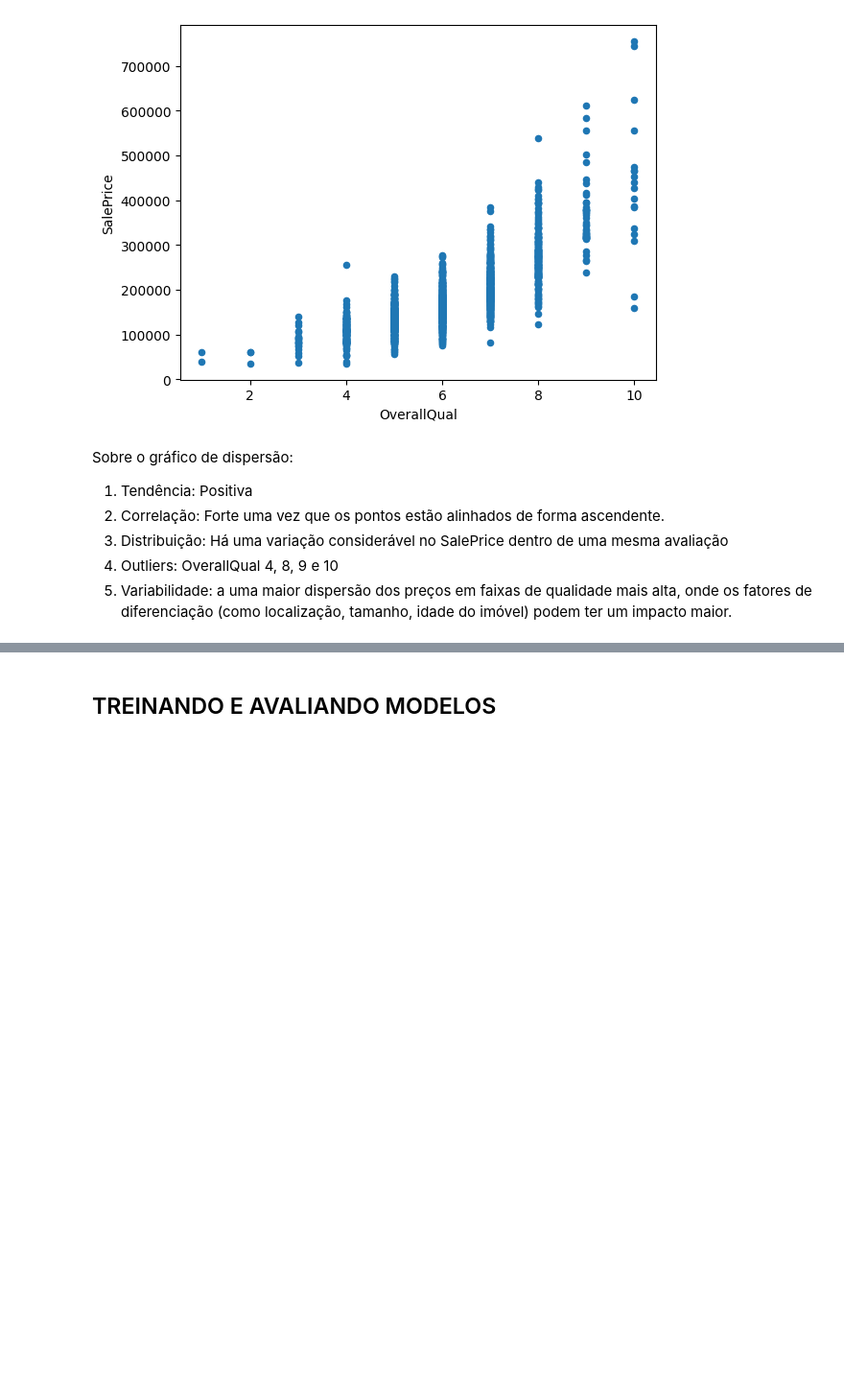
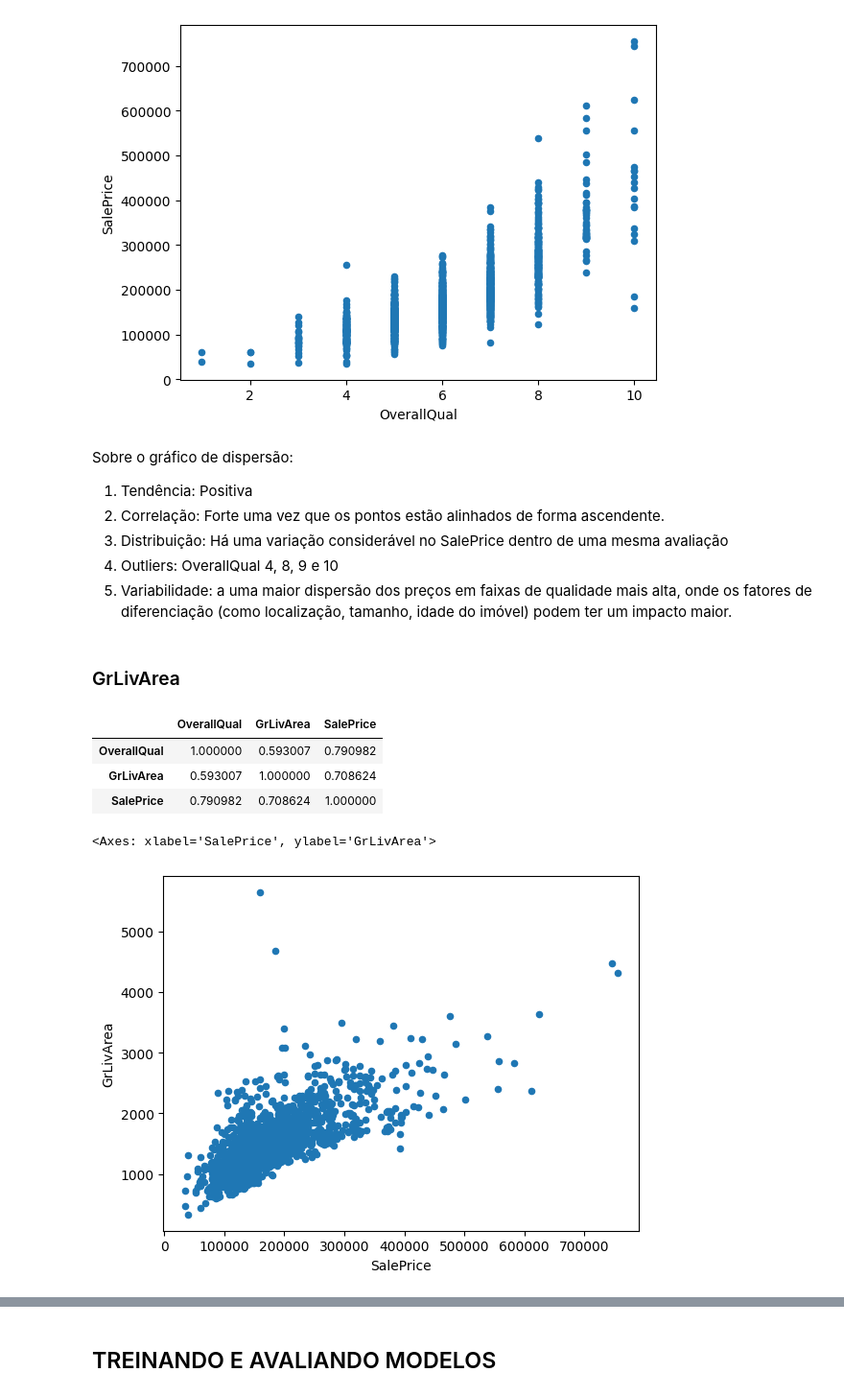
Before and after one commit to claytonsilva007/house_prices, a Jupyter notebook: notebook.ipynb, the cells around one changed output, grey strips where cells are left out. Shown: that part at 96% size. Drawn from its saved outputs; the diff is of its cells as text; code cells hidden in the pictures; blank space fills up the shorter version.

Commit message:
Adição do atributo GrLivArea e definição de variável para armazenar apenas as colunas que serão submetidas aos modelos de regressão.

```diff
--- a/notebook.ipynb
+++ b/notebook.ipynb
@@ -153,3 +153,20 @@ Sobre o gráfico de dispersão:
 3. Distribuição: Há uma variação considerável no SalePrice dentro de uma mesma avaliação
 4. Outliers: OverallQual 4, 8, 9 e 10
 5. Variabilidade: a uma maior dispersão dos preços em faixas de qualidade mais alta, onde os fatores de diferenciação (como localização, tamanho, idade do imóvel) podem ter um impacto maior.
+# %% [markdown]
+### GrLivArea
+# %%
+df = get_dataframe(path=PATH_TRAIN)
+df = df[['OverallQual', 'GrLivArea', 'SalePrice']]
+# %%
+df.corr()
+# %% [output]
+|  | OverallQual | GrLivArea | SalePrice |
+| OverallQual | 1.000000 | 0.593007 | 0.790982 |
+| GrLivArea | 0.593007 | 1.000000 | 0.708624 |
+| SalePrice | 0.790982 | 0.708624 | 1.000000 |
+# %%
+df.plot(kind='scatter', x='SalePrice', y='GrLivArea')
+# %% [output]
+<Axes: xlabel='SalePrice', ylabel='GrLivArea'>
+[figure, added]
```
Also changed, not shown: parts of 9 cells of this notebook.
